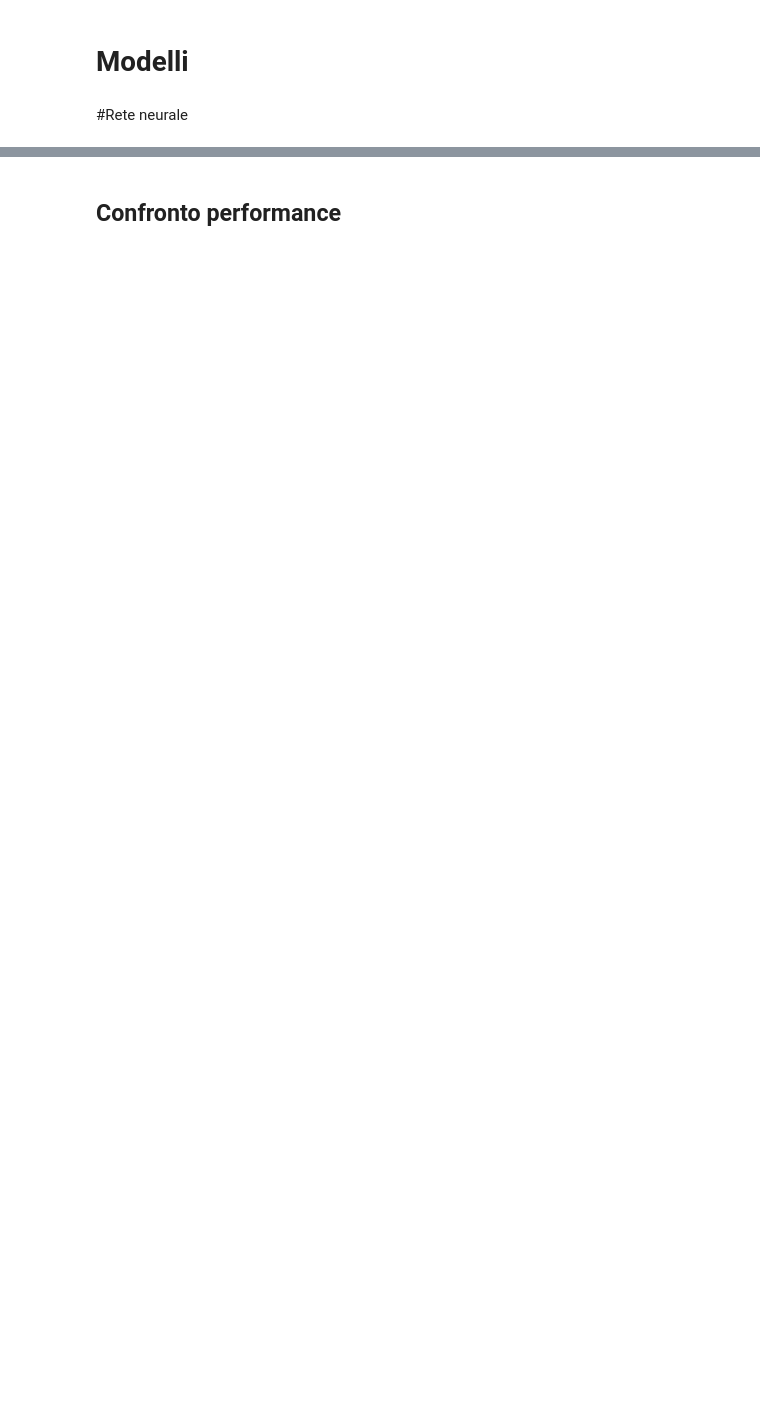
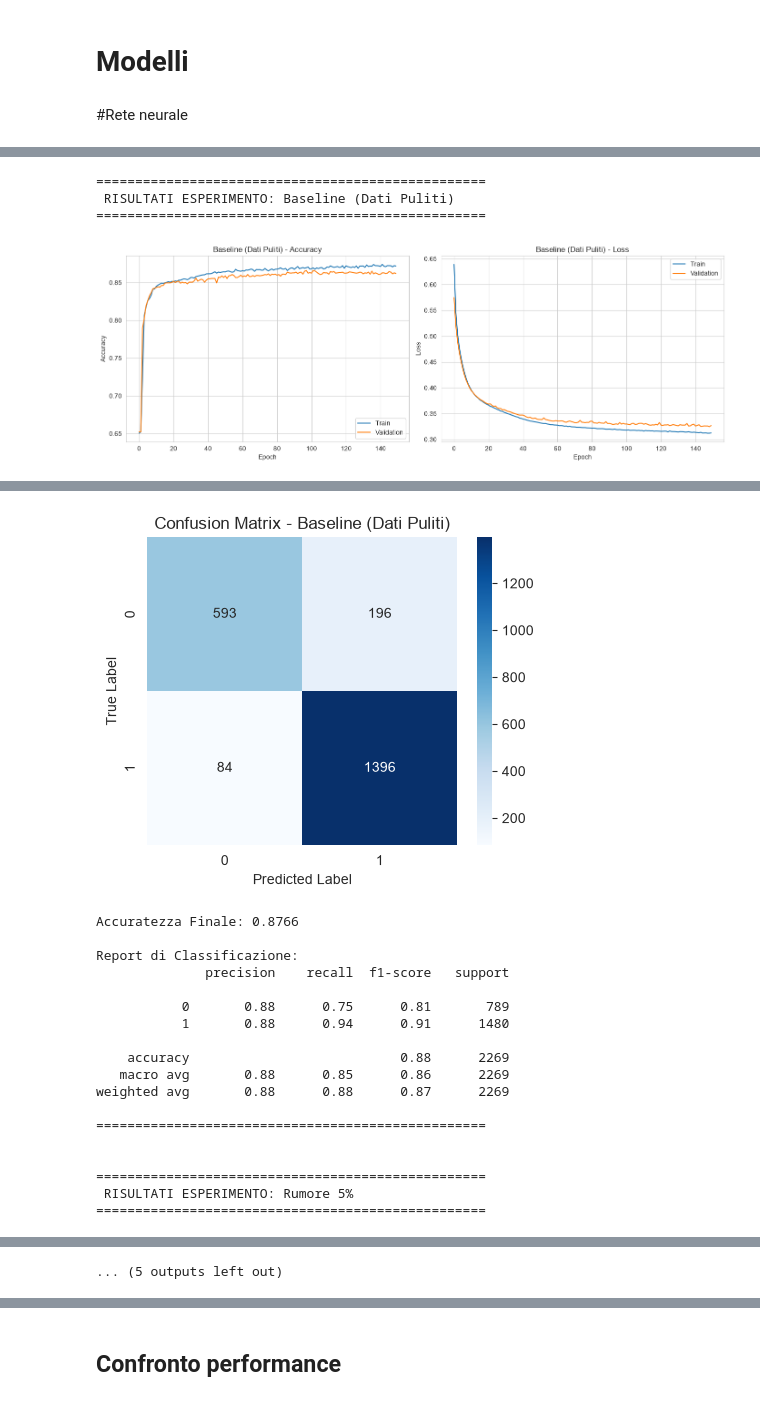
Before and after one commit to maatitass/architettura-progetto, a Jupyter notebook: ProgettoMLbonni.ipynb, the cells around one changed output, grey strips where cells are left out. Drawn from its saved outputs; the diff is of its cells as text; code cells hidden in the pictures; blank space fills up the shorter version.

```diff
--- a/ProgettoMLbonni.ipynb
+++ b/ProgettoMLbonni.ipynb
@@ -258,5 +236,7 @@ scaler = StandardScaler()
 # Addestriamo lo scaler SOLO sul Train e trasformiamo
 X_train_scaled = scaler.fit_transform(X_train)
 
+X_val_scaled = scaler.transform(X_val)
+
 # Trasformiamo il Test usando le statistiche del Train
 X_test_scaled = scaler.transform(X_test)
@@ -352,15 +416,6 @@ X_train_scaled.shape
 # EarlyStopping ferma il training se il modello smette di migliorare
 early_stop = EarlyStopping(monitor='val_loss', patience=20,
                            restore_best_weights=True)
-
-# Split per cross validation
-X_train_new, X_val, y_train_new, y_val = train_test_split(
-    X_train_scaled,
-    y_train,
-    test_size=0.2,
-    stratify=y_train,
-    random_state=seed
-)
 
 # Calcola i pesi inversamente proporzionali alla frequenza per bilanciare
 # si usa y_train_new, non tutto y
@@ -373,14 +428,4 @@ weights = class_weight.compute_class_weight(
 class_weights_dict = dict(enumerate(weights))
 
 print(f"Pesi calcolati: {class_weights_dict}")
-
-# Training
-history = model.fit(
-    X_train_new, y_train_new,
-    epochs=100,
-    batch_size=64,
-    validation_data=(X_val, y_val),
-    class_weight=class_weights_dict,
-    callbacks=[early_stop]
-)
 # %% [output]
@@ -501,0 +433,12 @@ weighted avg       0.86      0.86      0.86      5672
+# %%
+# 1. Esperimento: Dati Puliti (Baseline)
+model_clean, history_clean = train_base_network(X_train_scaled, y_train, X_val_scaled, y_val)
+
+# 2. Esperimento: Dati con 10% di rumore
+model_noise_10_fn, history_noise_10_fn = train_base_network(X_train_fn_10, y_train, X_val_scaled, y_val)
+
+# 3. Esperimento: Dati con 30% di rumore
+model_noise_30_fn, history_noise_30_fn = train_base_network(X_train_fn_30, y_train, X_val_scaled, y_val)
+
+# 4. Esperimento: Dati con 50% di rumore
+model_noise_50_fn, history_noise_50_fn = train_base_network(X_train_fn_50, y_train, X_val_scaled, y_val)
@@ -501,0 +465,17 @@ weighted avg       0.86      0.86      0.86      5672
+# %%
+# 1. Valutazione Modello sui dati puliti
+evaluate_network(model_clean, history_clean, X_test_scaled, y_test, model_name="Baseline (Dati Puliti)")
+
+# 2. Valutazione Modello con rumore al 10%
+evaluate_network(model_noise_10, history_noise_10, X_test_scaled, y_test, model_name="Rumore 10%")
+
+# 3. Valutazione Modello con rumore al 30%
+evaluate_network(model_noise_30, history_noise_30, X_test_scaled, y_test, model_name="Rumore 30%")
+
+# 4. Valutazione Modello con rumore al 50%
+evaluate_network(model_noise_50, history_noise_50, X_test_scaled, y_test, model_name="Rumore 50%")
+# %% [output]
+==================================================
+ RISULTATI ESPERIMENTO: Baseline (Dati Puliti)
+==================================================
+[figure, added]
@@ -501,0 +484,19 @@ weighted avg       0.86      0.86      0.86      5672
+[figure, added]
+Accuratezza Finale: 0.8766
+
+Report di Classificazione:
+              precision    recall  f1-score   support
+
+           0       0.88      0.75      0.81       789
+           1       0.88      0.94      0.91      1480
+
+    accuracy                           0.88      2269
+   macro avg       0.88      0.85      0.86      2269
+weighted avg       0.88      0.88      0.87      2269
+
+==================================================
+
+
+==================================================
+ RISULTATI ESPERIMENTO: Rumore 5%
+==================================================
@@ -501,0 +529 @@ weighted avg       0.86      0.86      0.86      5672
+... (5 outputs left out)
```
Also changed, not shown: parts of 45 cells of this notebook.
